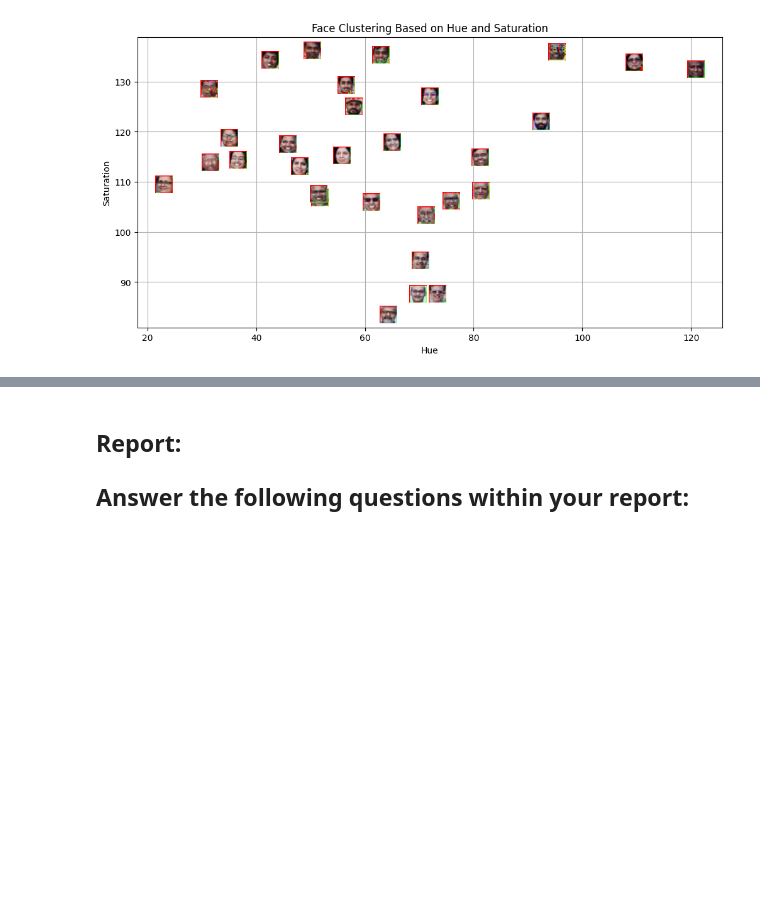
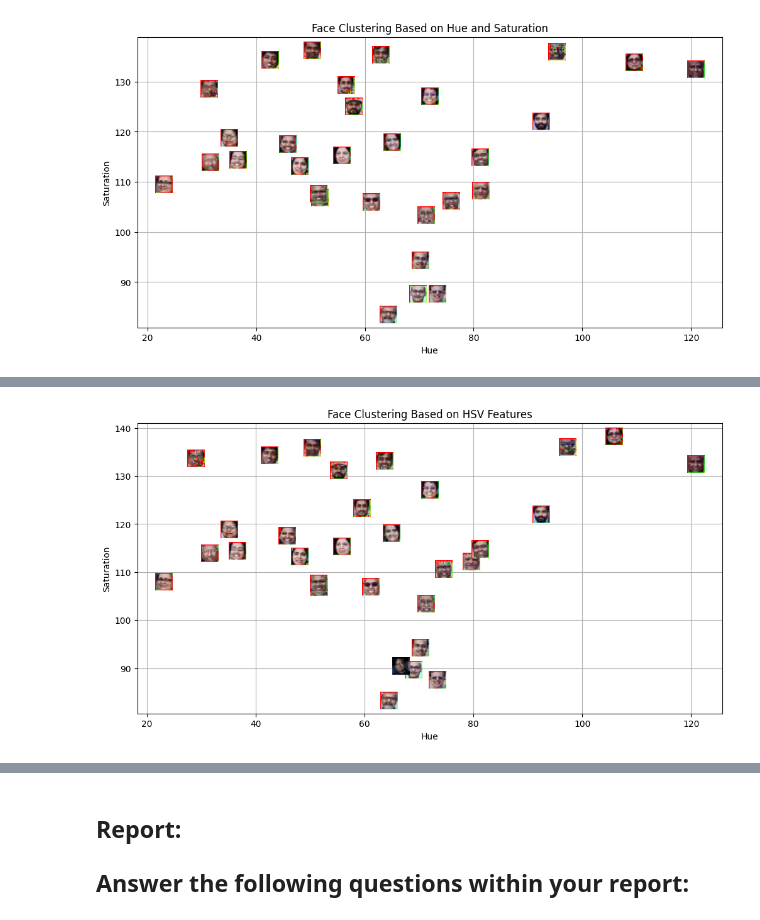
Before and after one commit to shrijacked/distance_classification, a Jupyter notebook: shrijak_lab5.ipynb, the cells around one changed output, grey strips where cells are left out. Cells and saved outputs as stored; diff of their text form; code cells hidden in the pictures; blank space fills up the shorter version.

```diff
--- a/shrijak_lab5.ipynb
+++ b/shrijak_lab5.ipynb
@@ -168,37 +183,54 @@ cv2.destroyAllWindows()
 # %%
+import cv2
+import numpy as np
+import matplotlib.pyplot as plt
+from sklearn.cluster import KMeans
+from matplotlib.offsetbox import OffsetImage, AnnotationBbox
+
 # Convert the template image to HSV color space and store it in template_hsv
-template_hsv = __________________________________________________
+template_hsv = cv2.cvtColor(template_img, cv2.COLOR_BGR2HSV)
 
 # Extract hue and saturation features from the template image as we did it for detected faces.
-template_hue = ____________________________________________________
-template_saturation = _________________________________________________
+template_hue = np.mean(template_hsv[:, :, 0])
+template_saturation = np.mean(template_hsv[:, :, 1])
 
 # Predict the cluster label for the template image and store it in template_label
-template_label = _________________________________________________________
+template_label = kmeans.predict([[template_hue, template_saturation]])[0]
 
 # Create a figure and axis for visualization
 fig, ax = plt.subplots(figsize=(12, 6))
 
 # Plot the clustered faces with custom markers (similar to previous code)
 for i, (x, y, w, h) in enumerate(faces_rect):
     color = 'red' if kmeans.labels_[i] == 0 else 'blue'
     im = OffsetImage(cv2.cvtColor(cv2.resize(face_images[i], (20, 20)), cv2.COLOR_HSV2RGB))
     ab = AnnotationBbox(im, (hue_saturation[i, 0], hue_saturation[i, 1]), frameon=False, pad=0)
     ax.add_artist(ab)
     plt.plot(hue_saturation[i, 0], hue_saturation[i, 1], 'o', markersize=5, color=color)
 
 # Plot the template image in the respective cluster
 if template_label == 0:
     color = 'red'
 else:
     color = 'blue'
 im = OffsetImage(cv2.cvtColor(cv2.resize(template_img, (20, 20)), cv2.COLOR_BGR2RGB))
 ab = AnnotationBbox(im, (template_hue, template_saturation), frameon=False, pad=0)
 ax.add_artist(ab)
 
-## Put x label
-## Put y label
-## Put title
-## Add grid
-## show plot
+# Put x label
+plt.xlabel("Hue")
+
+# Put y label
+plt.ylabel("Saturation")
+
+# Put title
+plt.title("Face Clustering Based on HSV Features")
+
+# Add grid
+plt.grid(True)
+
+# Show plot
+plt.show()
+# %% [output]
+[figure, added]
 # %%
```
Also changed, not shown: parts of 8 cells of this notebook, 12 other files.
